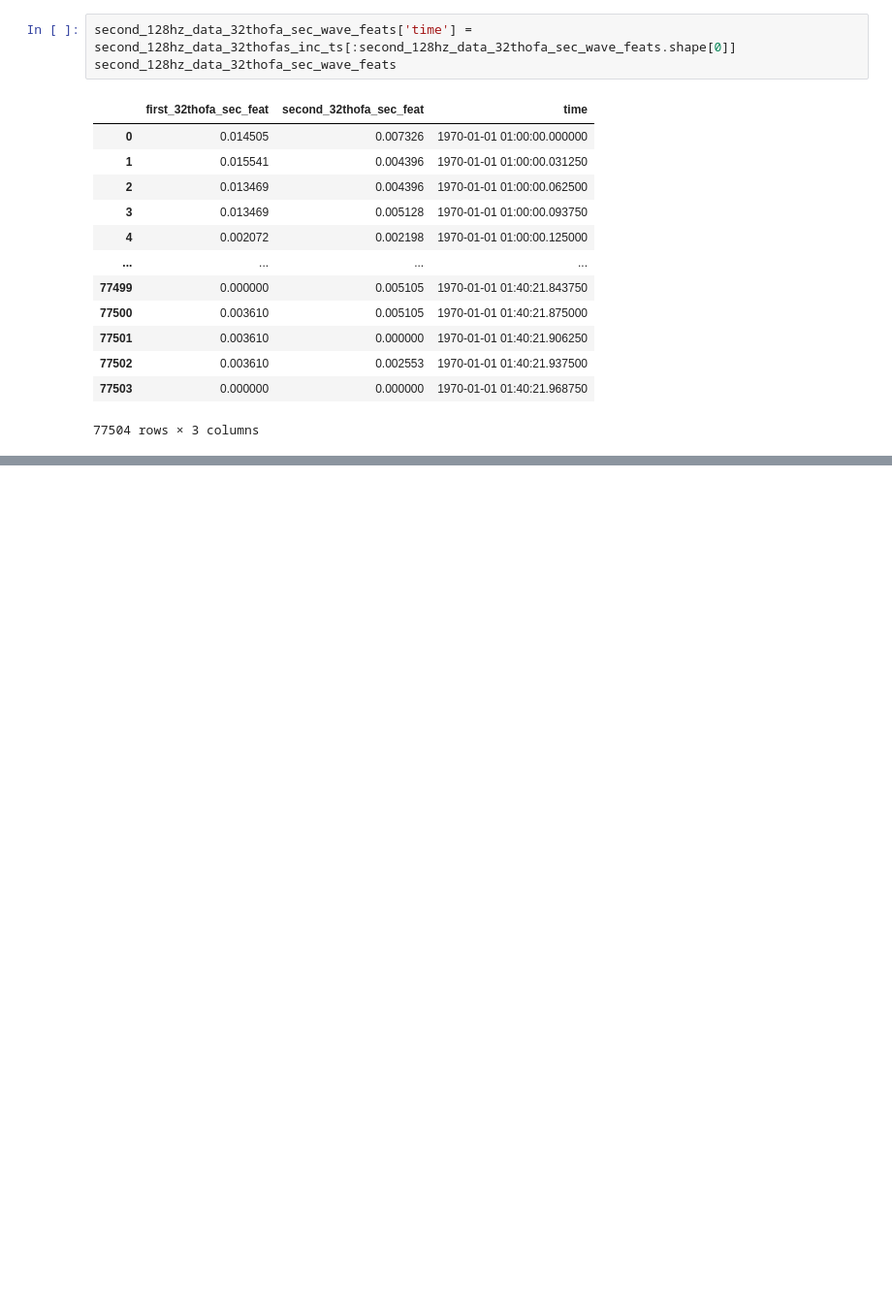
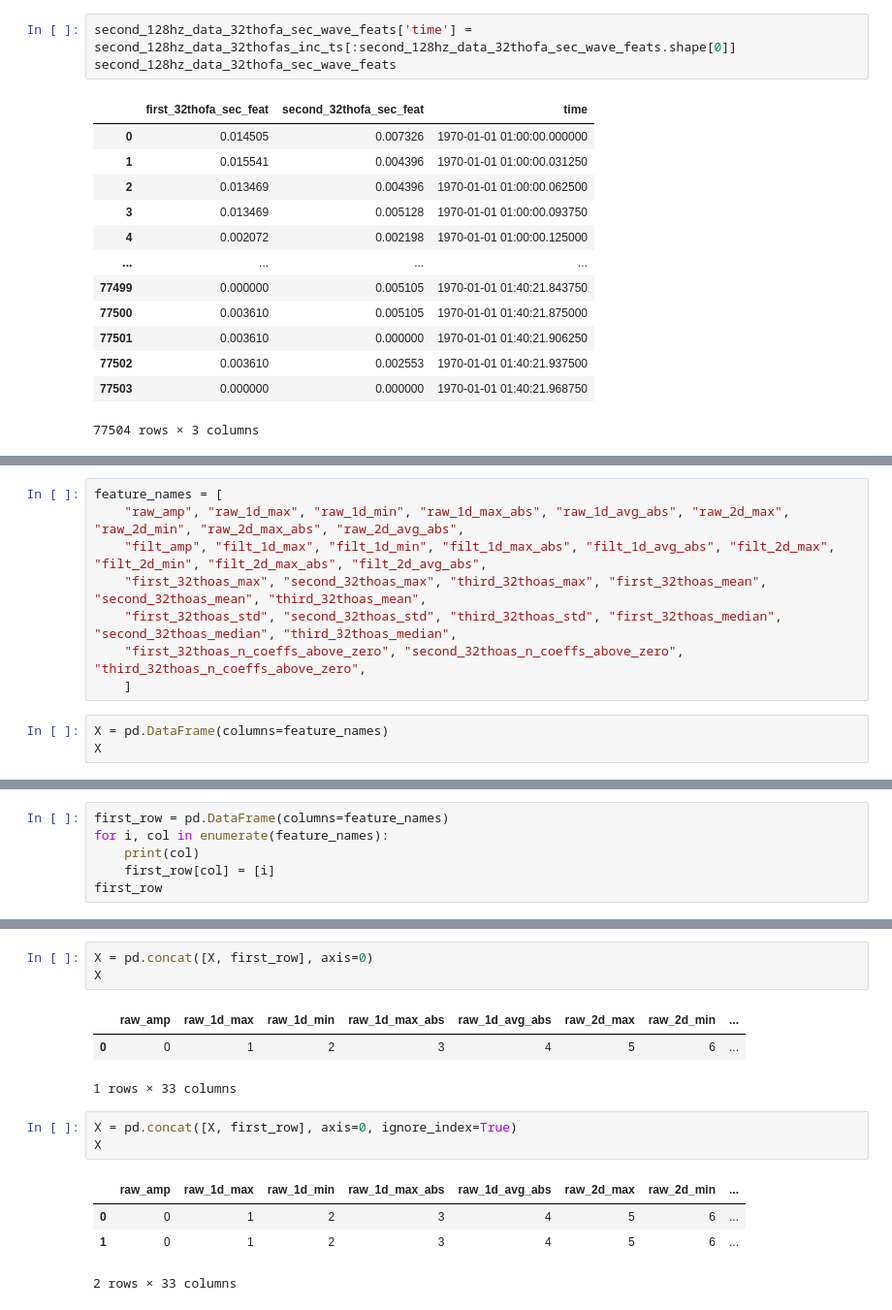
Before and after one commit to 08Aristodemus24/thesis-writing-1, a Jupyter notebook: eda-signal-classifier/experiementation.ipynb, the cells around one changed output, grey strips where cells are left out. Shown at 97% size. Drawn from its saved outputs; the diff is of its cells as text; blank space fills up the shorter version.

```diff
--- a/eda-signal-classifier/experiementation.ipynb
+++ b/eda-signal-classifier/experiementation.ipynb
@@ -3038,0 +3041,11 @@ second_128hz_data_32thofa_sec_wave_feats
+# %%
+feature_names = [
+    "raw_amp", "raw_1d_max", "raw_1d_min", "raw_1d_max_abs", "raw_1d_avg_abs", "raw_2d_max", "raw_2d_min", "raw_2d_max_abs", "raw_2d_avg_abs",
+    "filt_amp", "filt_1d_max", "filt_1d_min", "filt_1d_max_abs", "filt_1d_avg_abs", "filt_2d_max", "filt_2d_min", "filt_2d_max_abs", "filt_2d_avg_abs",
+    "first_32thoas_max", "second_32thoas_max", "third_32thoas_max", "first_32thoas_mean", "second_32thoas_mean", "third_32thoas_mean",
+    "first_32thoas_std", "second_32thoas_std", "third_32thoas_std", "first_32thoas_median", "second_32thoas_median", "third_32thoas_median",
+    "first_32thoas_n_coeffs_above_zero", "second_32thoas_n_coeffs_above_zero", "third_32thoas_n_coeffs_above_zero",
+    ]
+# %%
+X = pd.DataFrame(columns=feature_names)
+X
@@ -3038,0 +3055,6 @@ second_128hz_data_32thofa_sec_wave_feats
+# %%
+first_row = pd.DataFrame(columns=feature_names)
+for i, col in enumerate(feature_names):
+    print(col)
+    first_row[col] = [i]
+first_row
@@ -3038,0 +3082,15 @@ second_128hz_data_32thofa_sec_wave_feats
+# %%
+X = pd.concat([X, first_row], axis=0)
+X
+# %% [output]
+|  | raw_amp | raw_1d_max | raw_1d_min | raw_1d_max_abs | raw_1d_avg_abs | raw_2d_max | raw_2d_min | ... |
+| 0 | 0 | 1 | 2 | 3 | 4 | 5 | 6 | ... |
+1 rows × 33 columns
+# %%
+X = pd.concat([X, first_row], axis=0, ignore_index=True)
+X
+# %% [output]
+|  | raw_amp | raw_1d_max | raw_1d_min | raw_1d_max_abs | raw_1d_avg_abs | raw_2d_max | raw_2d_min | ... |
+| 0 | 0 | 1 | 2 | 3 | 4 | 5 | 6 | ... |
+| 1 | 0 | 1 | 2 | 3 | 4 | 5 | 6 | ... |
+2 rows × 33 columns
```
Also changed, not shown: parts of 23 cells of this notebook.
